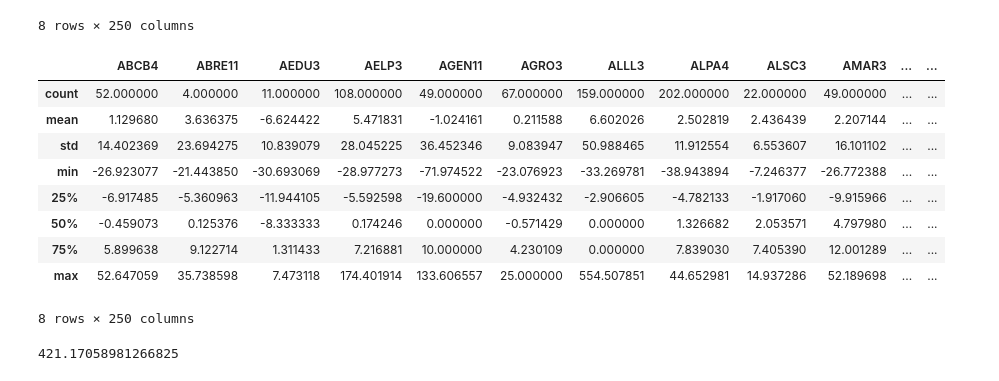
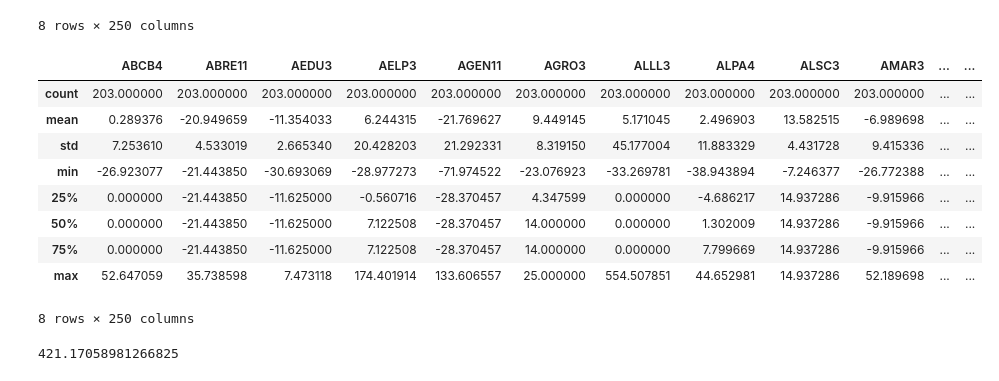
Before and after one commit to gabrielvieira37/master_thesis, a Jupyter notebook: data/exploratory_analysis.ipynb, the cells around one changed output. Saved outputs shown, nothing was run; the diff lists cells and outputs as text; code cells hidden in the pictures.

```diff
--- a/data/exploratory_analysis.ipynb
+++ b/data/exploratory_analysis.ipynb
@@ -20,7 +20,7 @@ mat.keys()
 # %% [output]
 dict_keys(['__header__', '__version__', '__globals__', 'asset', 'ind', 'rf', 'cash', 'us', 'comm', 'assetShort'])
 # %%
-db = scipy.io.loadmat('.\dados\database.mat')
+db = scipy.io.loadmat('./dados/database.mat')
 # %%
 db.keys()
 # %% [output]
@@ -386,17 +386,17 @@ book_to_mkt_ratio.describe()
 # %%
 book_to_mkt_ratio.to_csv('monthly_book_to_mkt_ratio.csv', index=False)
 # %%
-monthly_return = pd.DataFrame(ndata['MonthlyReturns'], columns=names).mul(100)
+monthly_return = pd.DataFrame(ndata['MonthlyReturns'], columns=names).mul(100).fillna(method='bfill').fillna(0)
 monthly_return.describe()
 # %% [output]
 |  | ABCB4 | ABRE11 | AEDU3 | AELP3 | AGEN11 | AGRO3 | ALLL3 | ALPA4 | ALSC3 | AMAR3 | ... | ... |
-| count | 52.000000 | 4.000000 | 11.000000 | 108.000000 | 49.000000 | 67.000000 | 159.000000 | 202.000000 | 22.000000 | 49.000000 | ... | ... |
-| mean | 1.129680 | 3.636375 | -6.624422 | 5.471831 | -1.024161 | 0.211588 | 6.602026 | 2.502819 | 2.436439 | 2.207144 | ... | ... |
-| std | 14.402369 | 23.694275 | 10.839079 | 28.045225 | 36.452346 | 9.083947 | 50.988465 | 11.912554 | 6.553607 | 16.101102 | ... | ... |
+| count | 203.000000 | 203.000000 | 203.000000 | 203.000000 | 203.000000 | 203.000000 | 203.000000 | 203.000000 | 203.000000 | 203.000000 | ... | ... |
+| mean | 0.289376 | -20.949659 | -11.354033 | 6.244315 | -21.769627 | 9.449145 | 5.171045 | 2.496903 | 13.582515 | -6.989698 | ... | ... |
+| std | 7.253610 | 4.533019 | 2.665340 | 20.428203 | 21.292331 | 8.319150 | 45.177004 | 11.883329 | 4.431728 | 9.415336 | ... | ... |
 | min | -26.923077 | -21.443850 | -30.693069 | -28.977273 | -71.974522 | -23.076923 | -33.269781 | -38.943894 | -7.246377 | -26.772388 | ... | ... |
-| 25% | -6.917485 | -5.360963 | -11.944105 | -5.592598 | -19.600000 | -4.932432 | -2.906605 | -4.782133 | -1.917060 | -9.915966 | ... | ... |
-| 50% | -0.459073 | 0.125376 | -8.333333 | 0.174246 | 0.000000 | -0.571429 | 0.000000 | 1.326682 | 2.053571 | 4.797980 | ... | ... |
-| 75% | 5.899638 | 9.122714 | 1.311433 | 7.216881 | 10.000000 | 4.230109 | 0.000000 | 7.839030 | 7.405390 | 12.001289 | ... | ... |
+| 25% | 0.000000 | -21.443850 | -11.625000 | -0.560716 | -28.370457 | 4.347599 | 0.000000 | -4.686217 | 14.937286 | -9.915966 | ... | ... |
+| 50% | 0.000000 | -21.443850 | -11.625000 | 7.122508 | -28.370457 | 14.000000 | 0.000000 | 1.302009 | 14.937286 | -9.915966 | ... | ... |
+| 75% | 0.000000 | -21.443850 | -11.625000 | 7.122508 | -28.370457 | 14.000000 | 0.000000 | 7.799669 | 14.937286 | -9.915966 | ... | ... |
 | max | 52.647059 | 35.738598 | 7.473118 | 174.401914 | 133.606557 | 25.000000 | 554.507851 | 44.652981 | 14.937286 | 52.189698 | ... | ... |
 8 rows × 250 columns
 # %%
```
Also changed, not shown: parts of 4 cells of this notebook.
